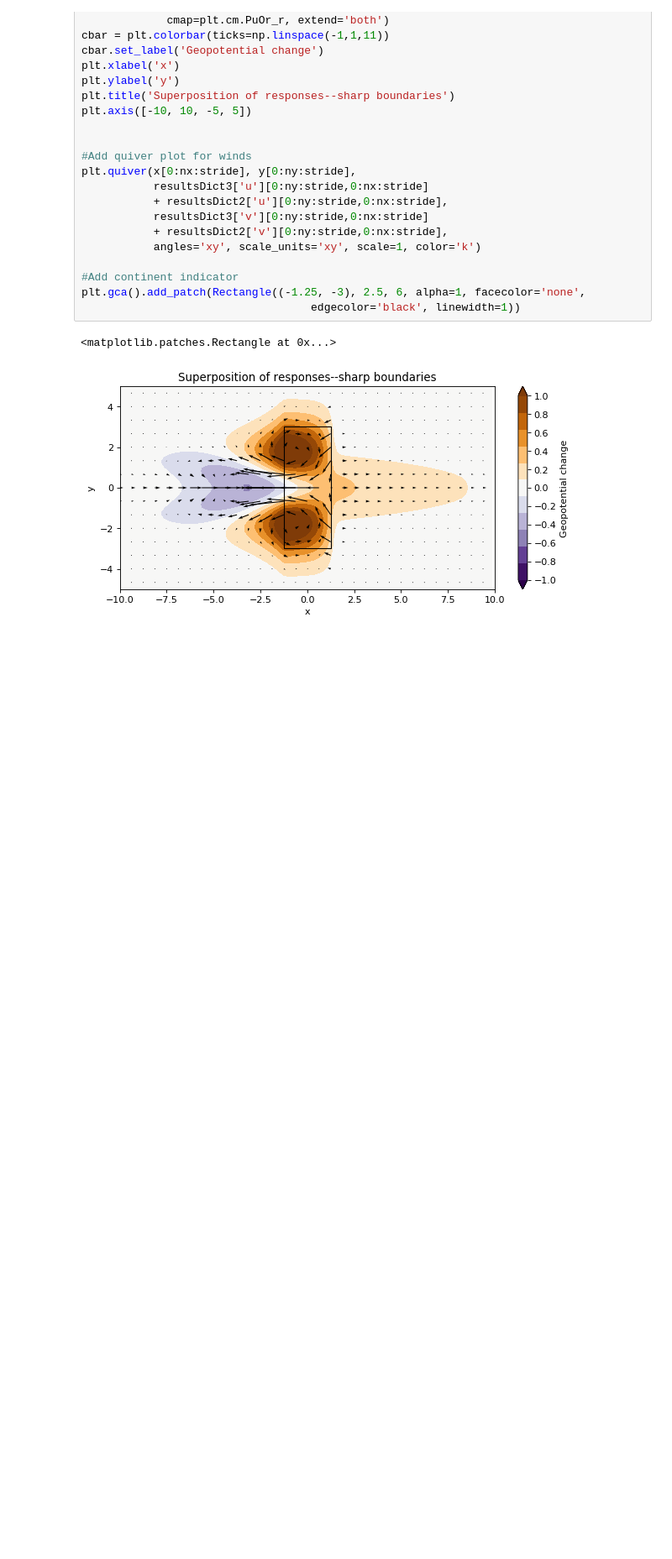
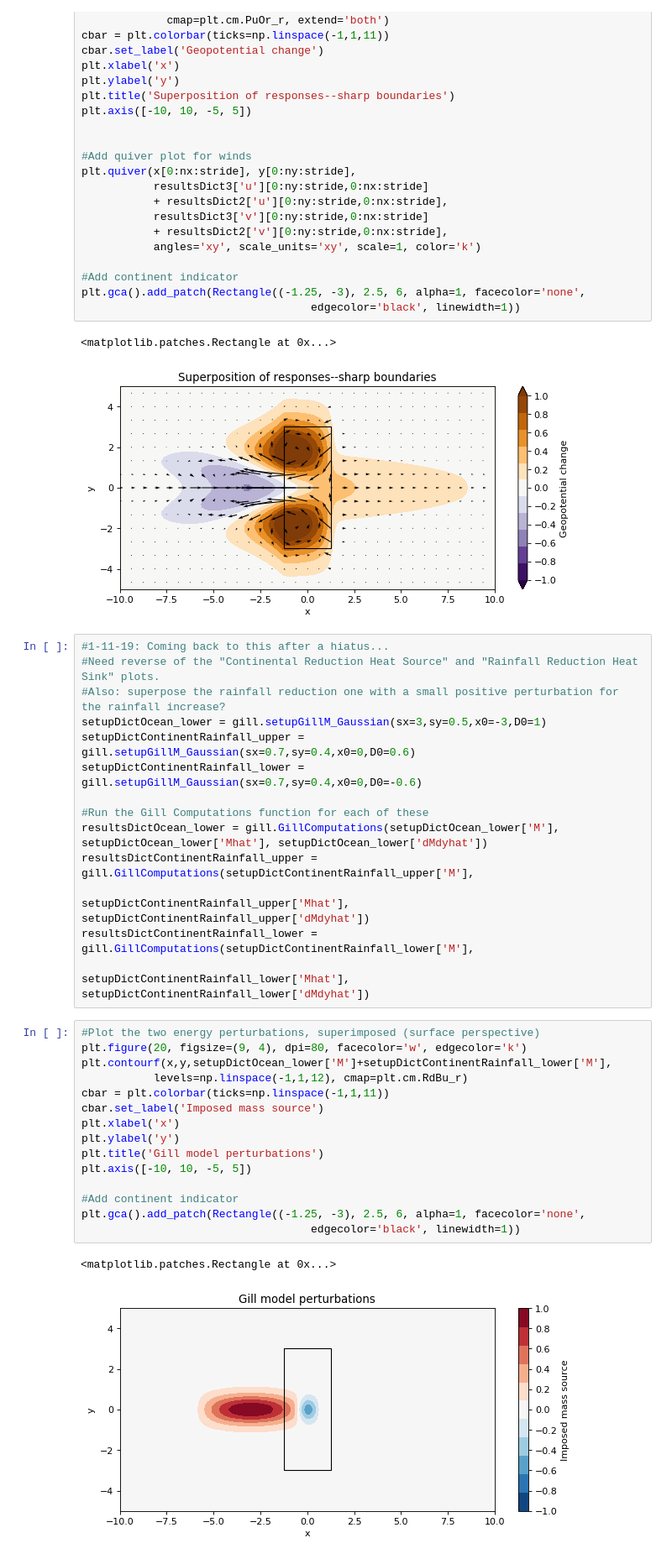
Before and after one commit to rdrussotto/PythonGillAtmosphere, a Jupyter notebook: GillForTRACMIP.ipynb, the cells around one changed output. Shown: that part at 84% size. Saved outputs shown, nothing was run; the diff lists cells and outputs as text; blank space fills up the shorter version.

```diff
--- a/GillForTRACMIP.ipynb
+++ b/GillForTRACMIP.ipynb
@@ -267,3 +261,35 @@ plt.gca().add_patch(Rectangle((-1.25, -3), 2.5, 6, alpha=1, facecolor='none',
 # %% [output]
 <matplotlib.patches.Rectangle at 0x...>
 [figure]
+# %%
+#1-11-19: Coming back to this after a hiatus...
+#Need reverse of the "Continental Reduction Heat Source" and "Rainfall Reduction Heat Sink" plots.
+#Also: superpose the rainfall reduction one with a small positive perturbation for the rainfall increase?
+setupDictOcean_lower = gill.setupGillM_Gaussian(sx=3,sy=0.5,x0=-3,D0=1)
+setupDictContinentRainfall_upper = gill.setupGillM_Gaussian(sx=0.7,sy=0.4,x0=0,D0=0.6)
+setupDictContinentRainfall_lower = gill.setupGillM_Gaussian(sx=0.7,sy=0.4,x0=0,D0=-0.6)
+
+#Run the Gill Computations function for each of these
+resultsDictOcean_lower = gill.GillComputations(setupDictOcean_lower['M'], setupDictOcean_lower['Mhat'], setupDictOcean_lower['dMdyhat'])
+resultsDictContinentRainfall_upper = gill.GillComputations(setupDictContinentRainfall_upper['M'],
+                                                           setupDictContinentRainfall_upper['Mhat'], setupDictContinentRainfall_upper['dMdyhat'])
+resultsDictContinentRainfall_lower = gill.GillComputations(setupDictContinentRainfall_lower['M'],
+                                                           setupDictContinentRainfall_lower['Mhat'], setupDictContinentRainfall_lower['dMdyhat'])
+# %%
+#Plot the two energy perturbations, superimposed (surface perspective)
+plt.figure(20, figsize=(9, 4), dpi=80, facecolor='w', edgecolor='k')
+plt.contourf(x,y,setupDictOcean_lower['M']+setupDictContinentRainfall_lower['M'],
+           levels=np.linspace(-1,1,12), cmap=plt.cm.RdBu_r)
+cbar = plt.colorbar(ticks=np.linspace(-1,1,11))
+cbar.set_label('Imposed mass source')
+plt.xlabel('x')
+plt.ylabel('y')
+plt.title('Gill model perturbations')
+plt.axis([-10, 10, -5, 5])
+
+#Add continent indicator
+plt.gca().add_patch(Rectangle((-1.25, -3), 2.5, 6, alpha=1, facecolor='none',
+                                   edgecolor='black', linewidth=1))
+# %% [output]
+<matplotlib.patches.Rectangle at 0x...>
+[figure, added]
```
Also changed, not shown: parts of 10 cells of this notebook, 2 other files.
